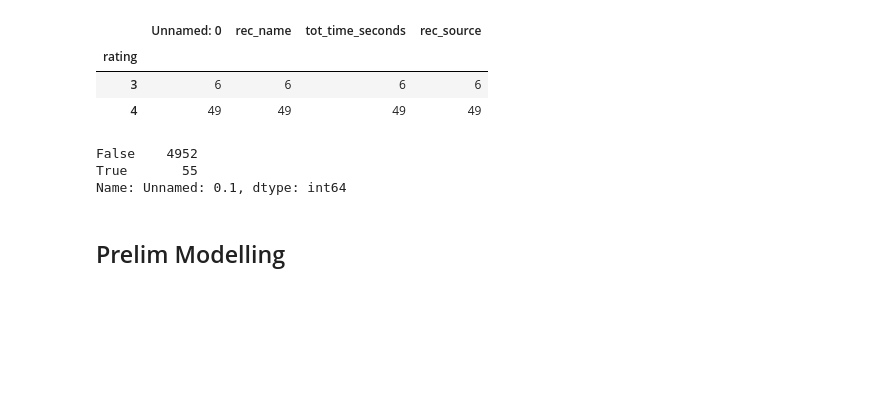
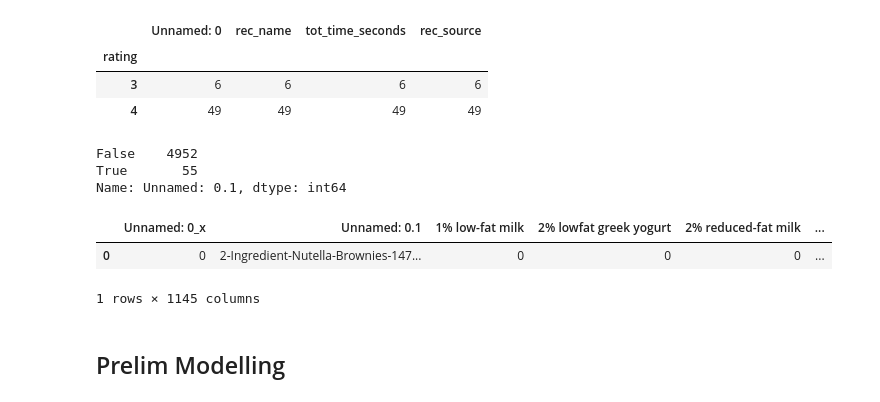
Before and after one commit to michaelshea88/DSI-Capstone, a Jupyter notebook: rating-prediction/brownie-pred-2.ipynb, the cells around one changed output. Drawn from its saved outputs; the diff is of its cells as text; code cells hidden in the pictures; blank space fills up the shorter version.

```diff
--- a/rating-prediction/brownie-pred-2.ipynb
+++ b/rating-prediction/brownie-pred-2.ipynb
@@ -113,3 +116,9 @@ healthy_boolean.value_counts()
 False    4952
 True       55
 Name: Unnamed: 0.1, dtype: int64
+# %%
+df_3.head(1)
+# %% [output]
+|  | Unnamed: 0_x | Unnamed: 0.1 | 1% low-fat milk | 2% lowfat greek yogurt | 2% reduced-fat milk | ... |
+| 0 | 0 | 2-Ingredient-Nutella-Brownies-147... | 0 | 0 | 0 | ... |
+1 rows × 1145 columns
```
Also changed, not shown: parts of 13 cells of this notebook, 3 other files.
